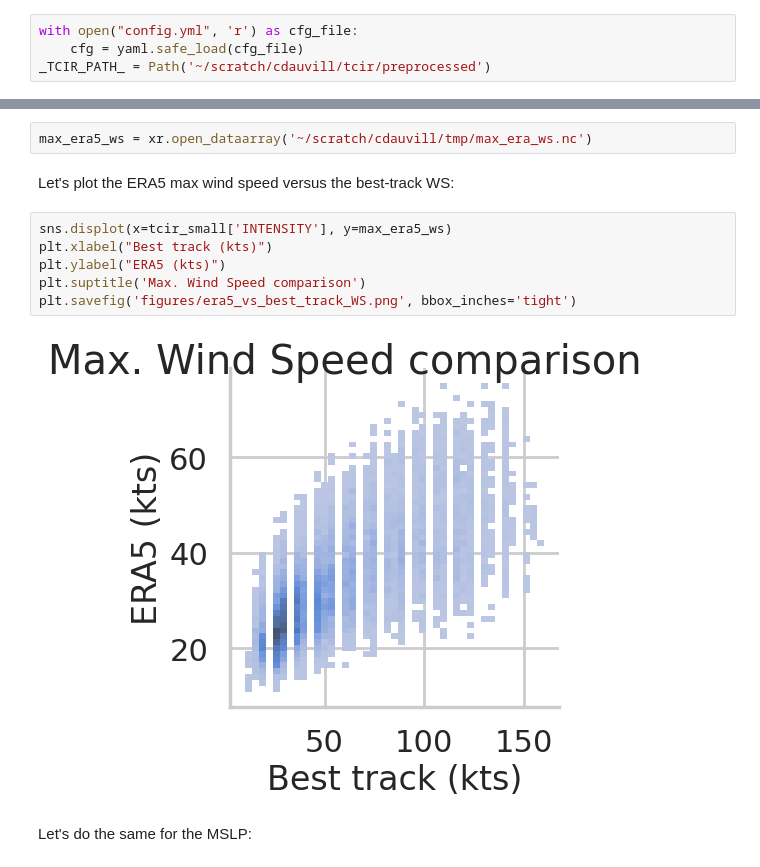
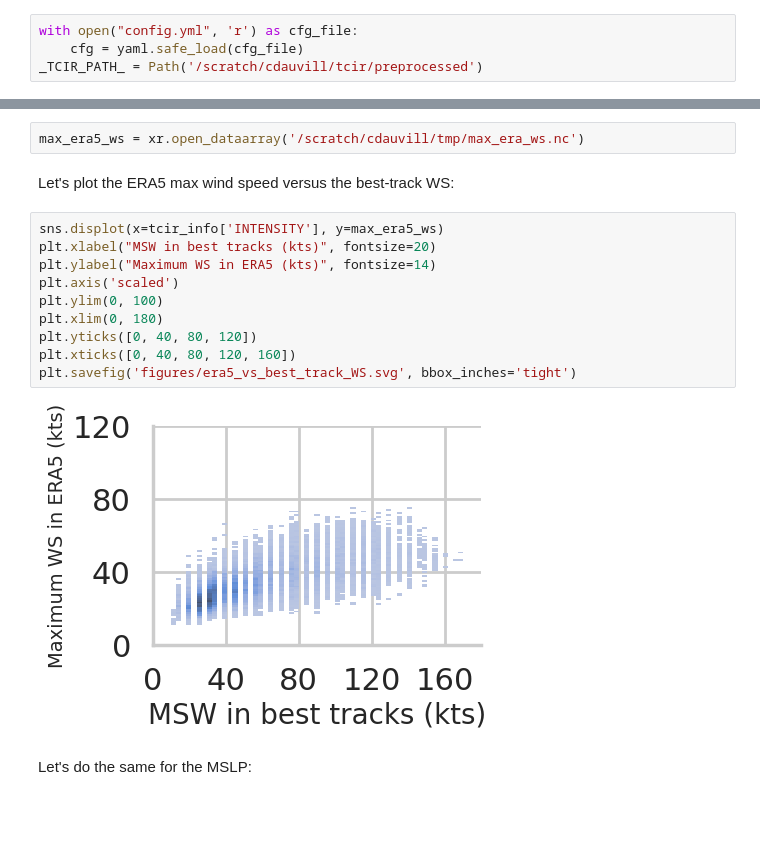
Before and after one commit to dauvillc/tc_probabilistic_forecasting, a Jupyter notebook: notebooks/explore_tcir.ipynb, the cells around one changed output, grey strips where cells are left out. Cells and saved outputs as stored; diff of their text form; blank space fills up the shorter version.

```diff
--- a/notebooks/explore_tcir.ipynb
+++ b/notebooks/explore_tcir.ipynb
@@ -20,7 +21,7 @@ sns.set_theme(style='whitegrid', context='poster')
 # %%
 with open("config.yml", 'r') as cfg_file:
     cfg = yaml.safe_load(cfg_file)
-_TCIR_PATH_ = Path('~/scratch/cdauvill/tcir/preprocessed')
+_TCIR_PATH_ = Path('/scratch/cdauvill/tcir/preprocessed')
 # %% [markdown]
 # Loading
 # %%
@@ -341,15 +327,19 @@ max_era5_ws.reset_index('sid_time').to_netcdf('~/scratch/cdauvill/tmp/max_era_ws
 # %%
-max_era5_ws = xr.open_dataarray('~/scratch/cdauvill/tmp/max_era_ws.nc')
+max_era5_ws = xr.open_dataarray('/scratch/cdauvill/tmp/max_era_ws.nc')
 # %% [markdown]
 Let's plot the ERA5 max wind speed versus the best-track WS:
 # %%
-sns.displot(x=tcir_small['INTENSITY'], y=max_era5_ws)
-plt.xlabel("Best track (kts)")
-plt.ylabel("ERA5 (kts)")
-plt.suptitle('Max. Wind Speed comparison')
-plt.savefig('figures/era5_vs_best_track_WS.png', bbox_inches='tight')
+sns.displot(x=tcir_info['INTENSITY'], y=max_era5_ws)
+plt.xlabel("MSW in best tracks (kts)", fontsize=20)
+plt.ylabel("Maximum WS in ERA5 (kts)", fontsize=14)
+plt.axis('scaled')
+plt.ylim(0, 100)
+plt.xlim(0, 180)
+plt.yticks([0, 40, 80, 120])
+plt.xticks([0, 40, 80, 120, 160])
+plt.savefig('figures/era5_vs_best_track_WS.svg', bbox_inches='tight')
 # %% [output]
-[figure, old version]
+[figure, new version]
 # %% [markdown]
 Let's do the same for the MSLP:
 # %%
```
Also changed, not shown: parts of 14 cells of this notebook.
